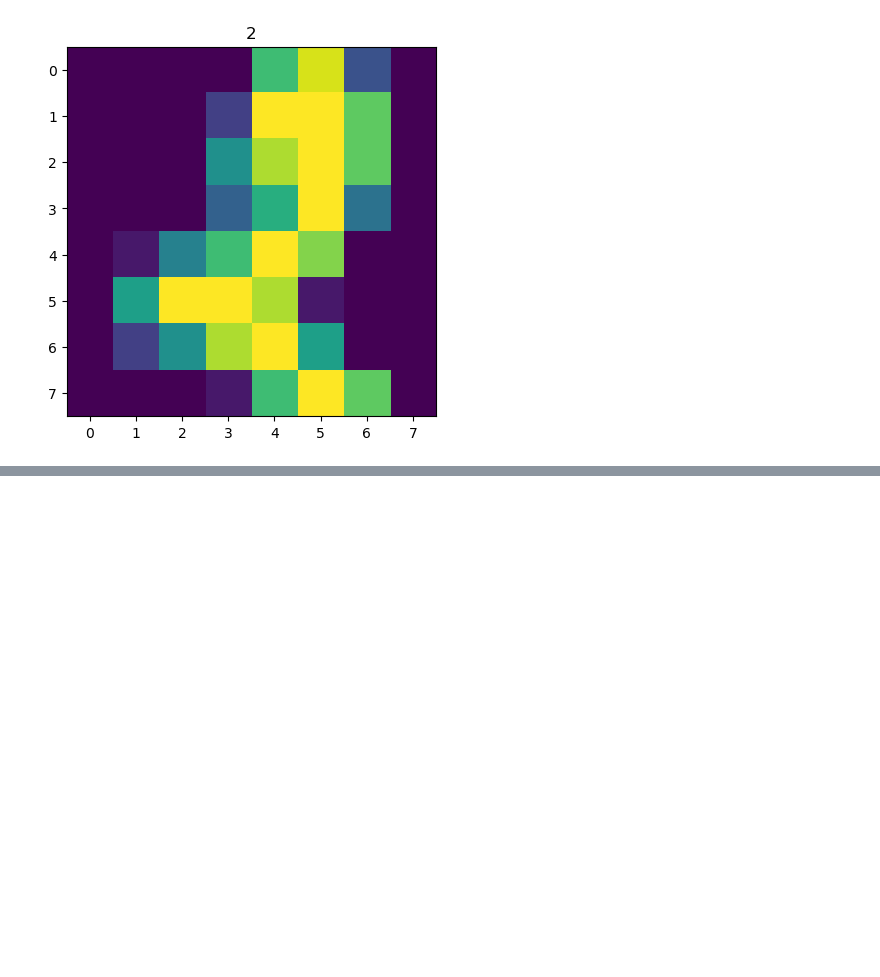
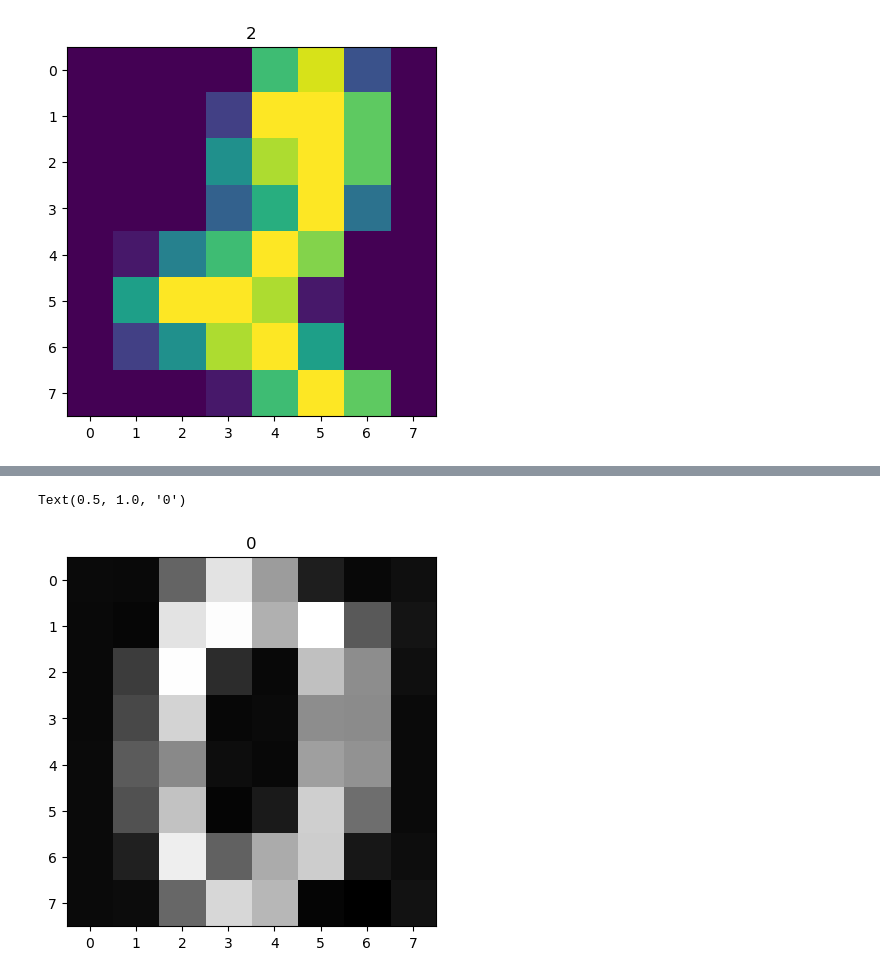
Before and after one commit to KHARBOUCHEBilal/Python-master, a Jupyter notebook: Python-master/K-Means.ipynb, the cells around one changed output, grey strips where cells are left out. Cells and saved outputs as stored; diff of their text form; code cells hidden in the pictures; blank space fills up the shorter version.

```diff
--- a/Python-master/K-Means.ipynb
+++ b/Python-master/K-Means.ipynb
@@ -121,0 +178,8 @@ Text(0.5, 1.0, '2')
+# %%
+X_recovred = model.inverse_transform(X_reduce)
+# %%
+plt.imshow(X_recovred[0].reshape(8, 8), cmap='gray')
+plt.title(y[0])
+# %% [output]
+Text(0.5, 1.0, '0')
+[figure, added]
```
Also changed, not shown: parts of 13 cells of this notebook.
